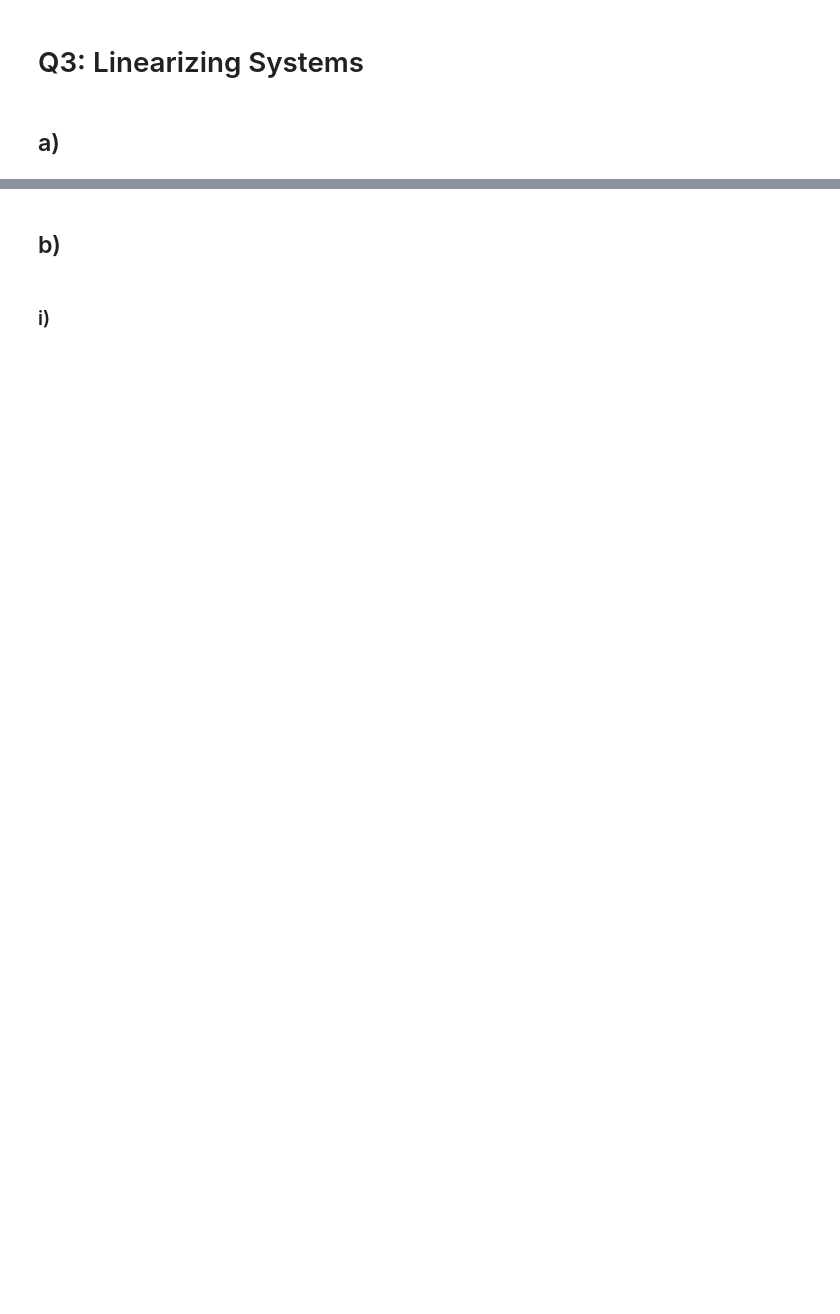
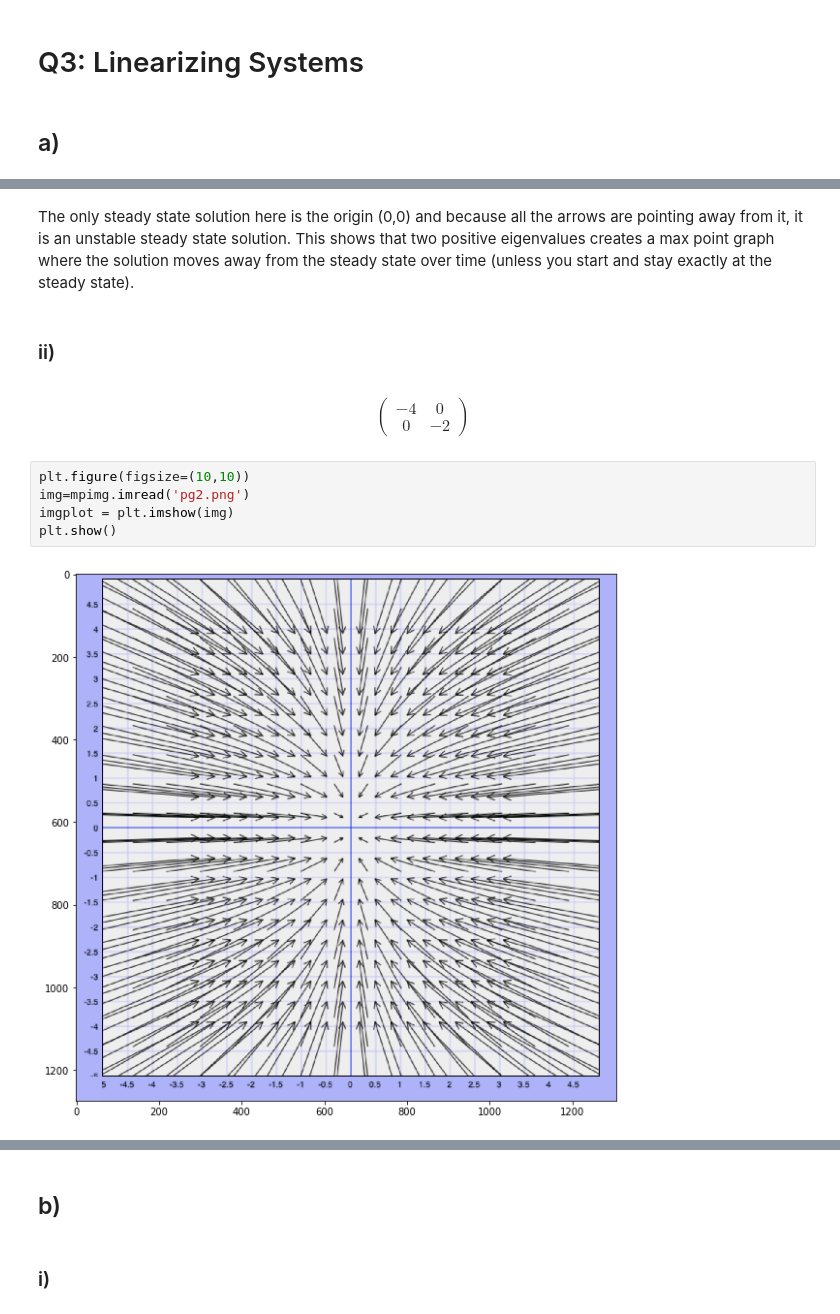
Before and after one commit to michlee1337/DataScience, a Jupyter notebook: Math/A3.ipynb, the cells around one changed output, grey strips where cells are left out. Saved outputs shown, nothing was run; the diff lists cells and outputs as text; blank space fills up the shorter version.

```diff
--- a/Math/A3.ipynb
+++ b/Math/A3.ipynb
@@ -140,0 +334,16 @@ $$\int_0^l u(x) dx = \sum_{k=1}^N \frac{2u(0) - x_{k} - x_{k-1} + \int_{0}^{x_{k
+# %% [markdown]
+The only steady state solution here is the origin (0,0) and because all the arrows are pointing away from it, it is an unstable steady state solution. This shows that two positive eigenvalues creates a max point graph where the solution moves away from the steady state over time (unless you start and stay exactly at the steady state).
+# %% [markdown]
+### ii)
+# %% [markdown]
+$$\left(\begin{array}{cc}
+-4 & 0\\
+0 & -2
+\end{array}\right)$$
+# %%
+plt.figure(figsize=(10,10))
+img=mpimg.imread('pg2.png')
+imgplot = plt.imshow(img)
+plt.show()
+# %% [output]
+[figure, added]
```
Also changed, not shown: parts of 39 cells of this notebook, 25 other files.
